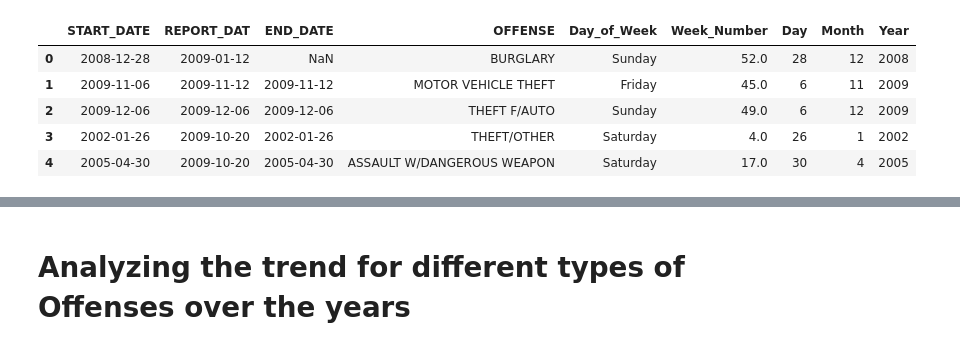
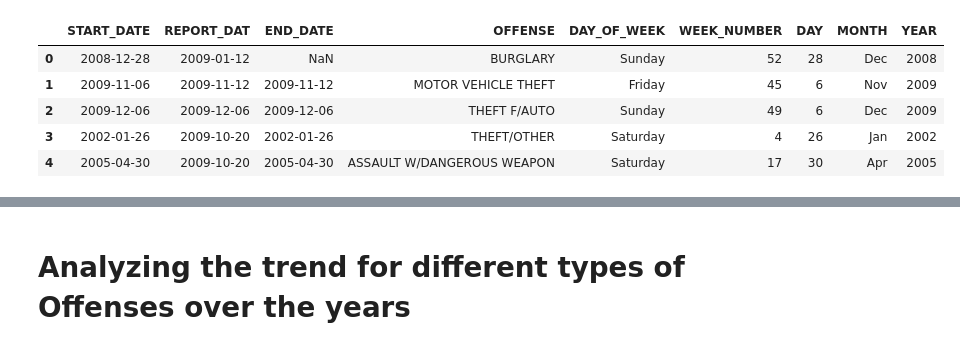
Before and after one commit to iraismgarcia5/Project_DC_Crime_Analysis, a Jupyter notebook: Project1_DC_Crime_Analysis.ipynb, the cells around one changed output, grey strips where cells are left out. Cells and saved outputs as stored; diff of their text form; code cells hidden in the pictures.

```diff
--- a/Project1_DC_Crime_Analysis.ipynb
+++ b/Project1_DC_Crime_Analysis.ipynb
@@ -106,29 +112,31 @@ dc_crimes_df.head(2)
 # %%
 #Determine Day of the week and Week number
 #Use the to_datetime function of Pandas
 dc_crimes_df['START_DATE'] = pd.to_datetime(dc_crimes_df['START_DATE'])
-dc_crimes_df['Day_of_Week'] = dc_crimes_df['START_DATE'].dt.day_name()
-dc_crimes_df['Week_Number'] = dc_crimes_df['START_DATE'].dt.week
+dc_crimes_df['DAY_OF_WEEK'] = dc_crimes_df['START_DATE'].dt.day_name()
+dc_crimes_df['WEEK_NUMBER'] = dc_crimes_df['START_DATE'].dt.week
 
 
 #Splitting the Day, Month and Year to new columns
-dc_crimes_df['Day'] = dc_crimes_df ['START_DATE'].dt.day
-dc_crimes_df['Month'] = dc_crimes_df['START_DATE'].dt.month
-dc_crimes_df['Year'] = dc_crimes_df['START_DATE'].dt.year
+dc_crimes_df['DAY'] = dc_crimes_df ['START_DATE'].dt.day
+dc_crimes_df['MONTH'] = dc_crimes_df['START_DATE'].dt.month
+dc_crimes_df['YEAR'] = dc_crimes_df['START_DATE'].dt.year
 
 #The above conversions result in float values - Convert them to integers
+dc_crimes_df['WEEK_NUMBER']=dc_crimes_df['WEEK_NUMBER'].fillna(0.0).astype(int)
+dc_crimes_df['DAY']=dc_crimes_df['DAY'].fillna(0.0).astype(int)
+dc_crimes_df['MONTH']=dc_crimes_df['MONTH'].fillna(0.0).astype(int)
+dc_crimes_df['YEAR']=dc_crimes_df['YEAR'].fillna(0.0).astype(int)
 
-dc_crimes_df['Day']=dc_crimes_df['Day'].fillna(0.0).astype(int)
-dc_crimes_df['Month']=dc_crimes_df['Month'].fillna(0.0).astype(int)
-dc_crimes_df['Year']=dc_crimes_df['Year'].fillna(0.0).astype(int)
+dc_crimes_df['MONTH'] = dc_crimes_df['MONTH'].apply(lambda x: calendar.month_abbr[x])
 
 #Display the output
-dc_crimes_df[["START_DATE","REPORT_DAT","END_DATE","OFFENSE","Day_of_Week","Week_Number","Day","Month","Year"]].head()
+dc_crimes_df[["START_DATE","REPORT_DAT","END_DATE","OFFENSE","DAY_OF_WEEK","WEEK_NUMBER","DAY","MONTH","YEAR"]].head()
 #dc_crimes_df.Day.dtype
 # %% [output]
-|  | START_DATE | REPORT_DAT | END_DATE | OFFENSE | Day_of_Week | Week_Number | Day | Month | Year |
-| 0 | 2008-12-28 | 2009-01-12 | NaN | BURGLARY | Sunday | 52.0 | 28 | 12 | 2008 |
-| 1 | 2009-11-06 | 2009-11-12 | 2009-11-12 | MOTOR VEHICLE THEFT | Friday | 45.0 | 6 | 11 | 2009 |
-| 2 | 2009-12-06 | 2009-12-06 | 2009-12-06 | THEFT F/AUTO | Sunday | 49.0 | 6 | 12 | 2009 |
-| 3 | 2002-01-26 | 2009-10-20 | 2002-01-26 | THEFT/OTHER | Saturday | 4.0 | 26 | 1 | 2002 |
-| 4 | 2005-04-30 | 2009-10-20 | 2005-04-30 | ASSAULT W/DANGEROUS WEAPON | Saturday | 17.0 | 30 | 4 | 2005 |
+|  | START_DATE | REPORT_DAT | END_DATE | OFFENSE | DAY_OF_WEEK | WEEK_NUMBER | DAY | MONTH | YEAR |
+| 0 | 2008-12-28 | 2009-01-12 | NaN | BURGLARY | Sunday | 52 | 28 | Dec | 2008 |
+| 1 | 2009-11-06 | 2009-11-12 | 2009-11-12 | MOTOR VEHICLE THEFT | Friday | 45 | 6 | Nov | 2009 |
+| 2 | 2009-12-06 | 2009-12-06 | 2009-12-06 | THEFT F/AUTO | Sunday | 49 | 6 | Dec | 2009 |
+| 3 | 2002-01-26 | 2009-10-20 | 2002-01-26 | THEFT/OTHER | Saturday | 4 | 26 | Jan | 2002 |
+| 4 | 2005-04-30 | 2009-10-20 | 2005-04-30 | ASSAULT W/DANGEROUS WEAPON | Saturday | 17 | 30 | Apr | 2005 |
```
Also changed, not shown: parts of 56 cells of this notebook.
